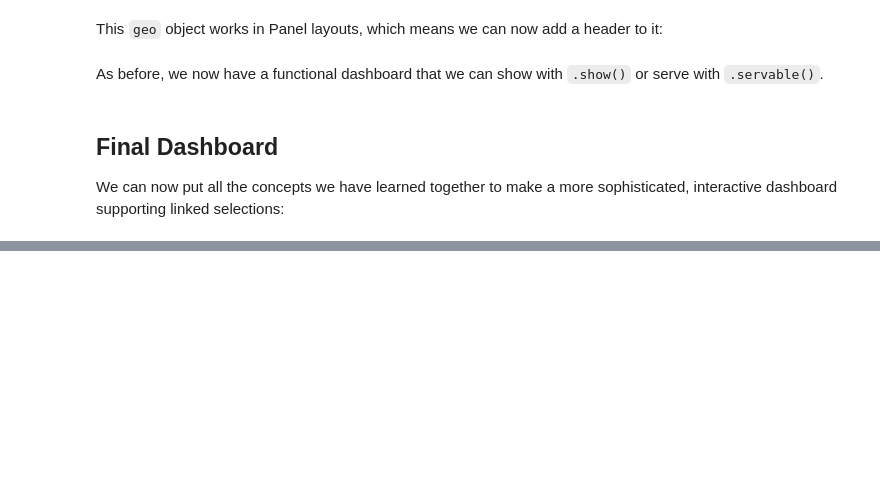
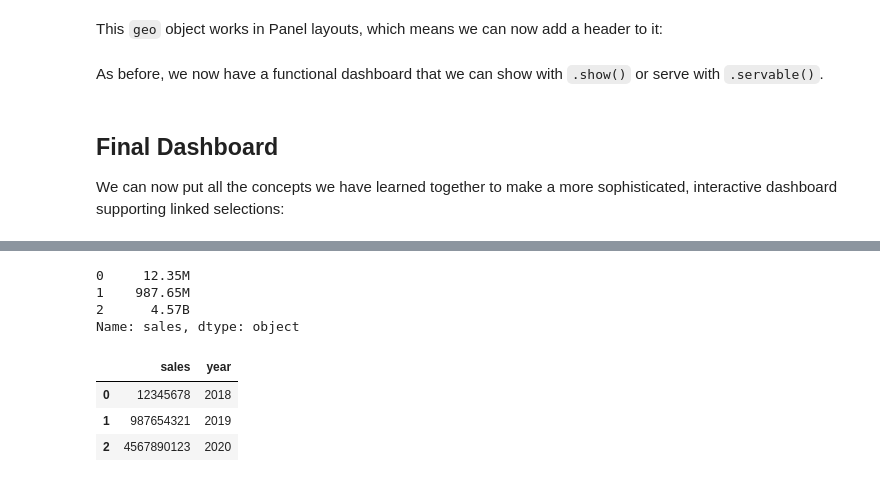
Before and after one commit to kuatroka/visualisation_training, a Jupyter notebook: holoviz_tutorial/tutorial/06_Dashboards_my_data.ipynb, the cells around one changed output, grey strips where cells are left out. Cells and saved outputs as stored; diff of their text form; code cells hidden in the pictures; blank space fills up the shorter version.

```diff
--- a/holoviz_tutorial/tutorial/06_Dashboards_my_data.ipynb
+++ b/holoviz_tutorial/tutorial/06_Dashboards_my_data.ipynb
@@ -272,0 +321,21 @@ In the tutorials so far, we have focused almost exclusively on the highest-level
+# %%
+df.sales
+# %% [output]
+0     12.35M
+1    987.65M
+2      4.57B
+Name: sales, dtype: object
+# %%
+df2 = pd.DataFrame({
+    'sales': [12345678.0, 987654321.34, 4567890123.4],
+    'year': [2018, 2019, 2020],
+})
+pd.options.display.float_format = '{:.0f}'.format
+
+df2
+df2
+# %% [output]
+|  | sales | year |
+| 0 | 12345678 | 2018 |
+| 1 | 987654321 | 2019 |
+| 2 | 4567890123 | 2020 |
```
Also changed, not shown: parts of 11 cells of this notebook, 4 other files.
